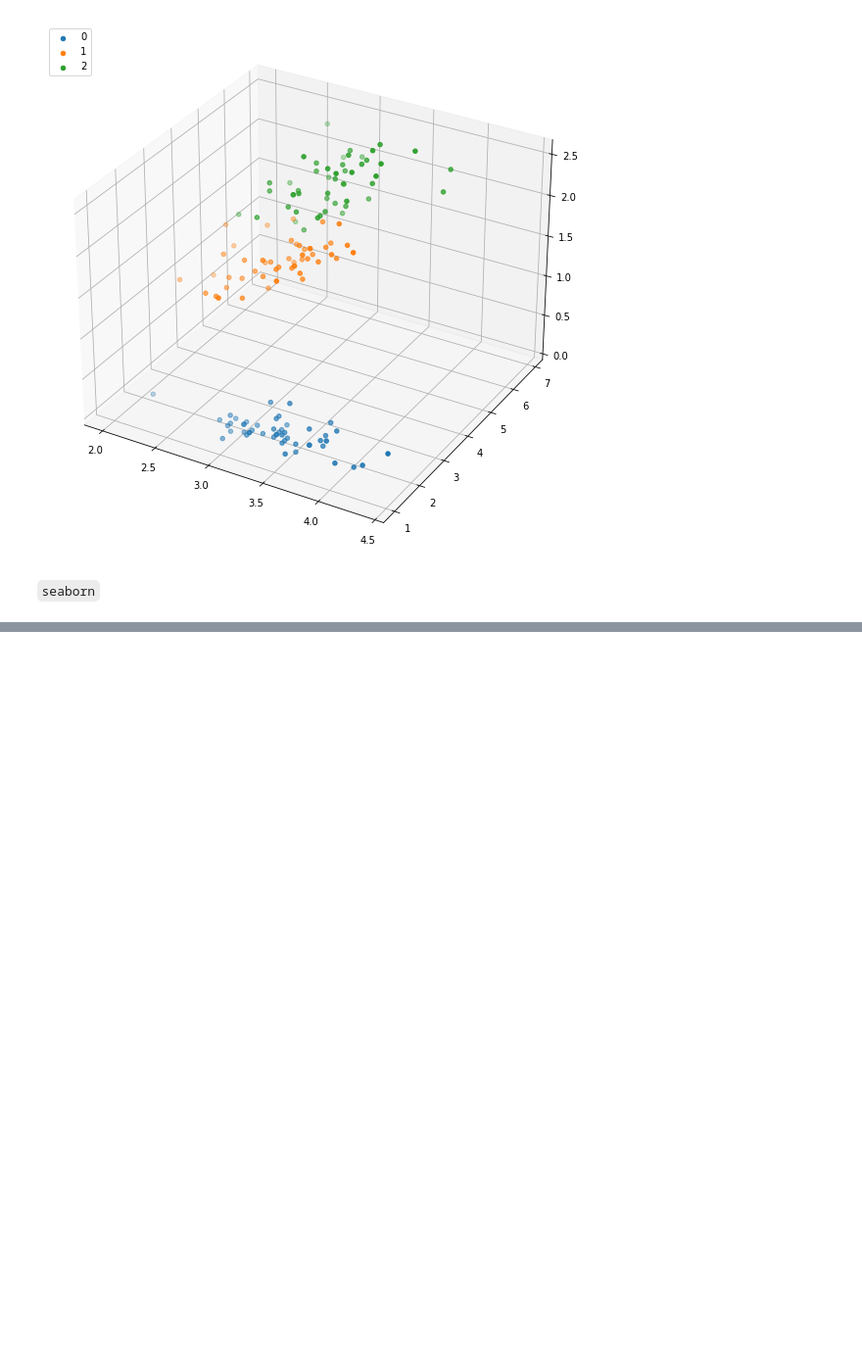
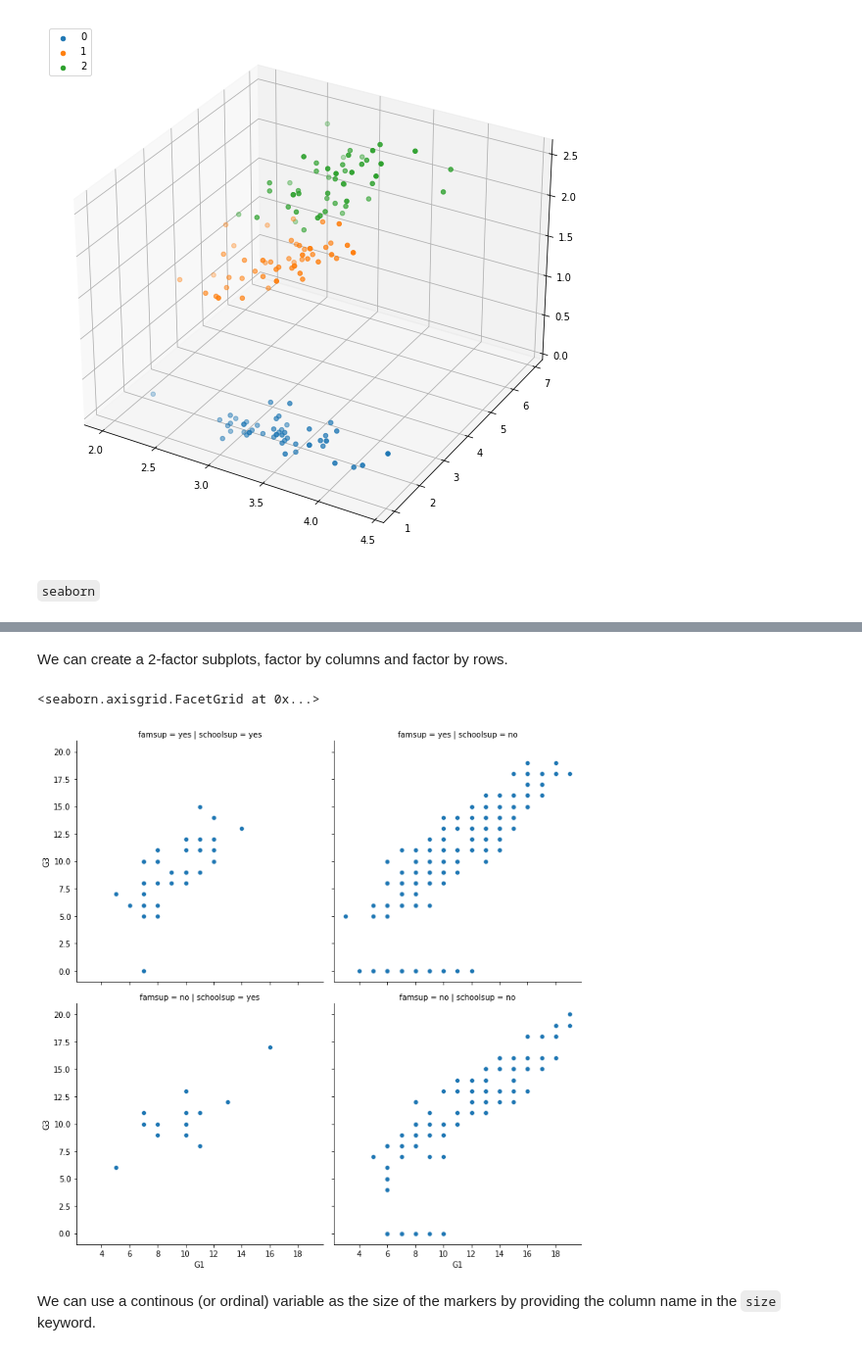
Before and after one commit to AhmedKhaled8/My-ML-Scratch, a Jupyter notebook: 00-Visualization/00-Visualization.ipynb, the cells around one changed output, grey strips where cells are left out. Shown at 98% size. Cells and saved outputs as stored; diff of their text form; code cells hidden in the pictures; blank space fills up the shorter version.

```diff
--- a/00-Visualization/00-Visualization.ipynb
+++ b/00-Visualization/00-Visualization.ipynb
@@ -343,0 +421,18 @@ TODO: Add `seaborn` tutorial.
+# %% [markdown]
+We can create a 2-factor subplots, factor by columns and factor by rows.
+# %%
+sns.relplot(
+    data = student_data,
+    x = "G1",
+    y = "G3",
+    kind = "scatter",
+    col = "schoolsup",
+    col_order = ["yes", "no"],
+    row = "famsup",
+    row_order = ["yes", "no"]
+)
+# %% [output]
+<seaborn.axisgrid.FacetGrid at 0x...>
+[figure, added]
+# %% [markdown]
+We can use a continous (or ordinal) variable as the size of the markers by providing the column name in the `size` keyword.
```
Also changed, not shown: parts of 117 cells of this notebook, 4 other files.
